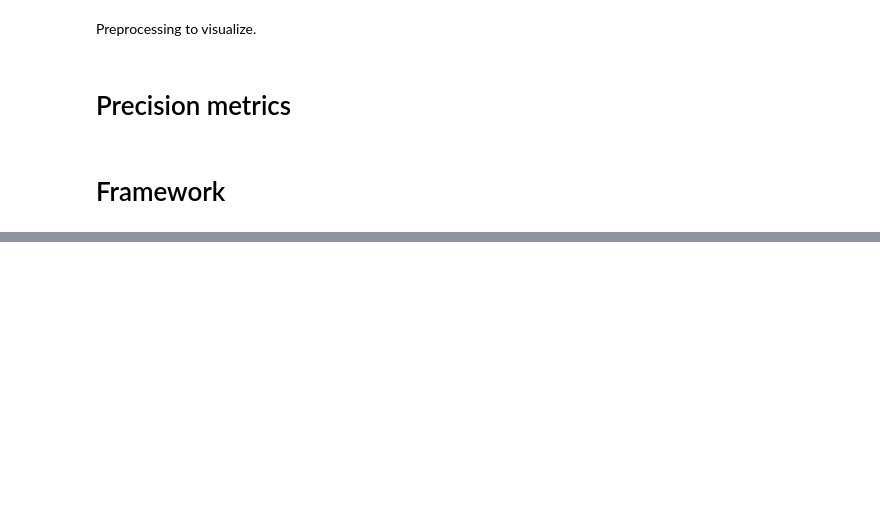
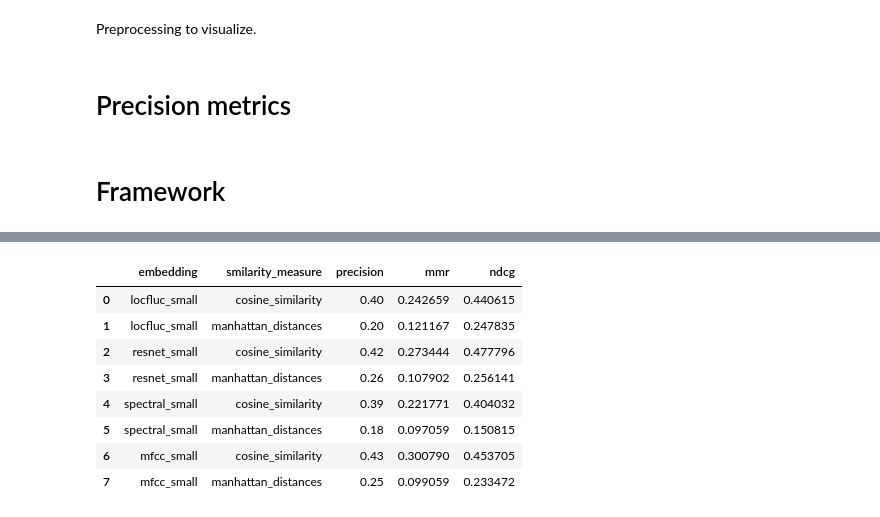
Before and after one commit to MMSR-Group-E/RecommenderSystembasedonLyrics, a Jupyter notebook: Task 2.ipynb, the cells around one changed output, grey strips where cells are left out. Drawn from its saved outputs; the diff is of its cells as text; code cells hidden in the pictures; blank space fills up the shorter version.

```diff
--- a/Task 2.ipynb
+++ b/Task 2.ipynb
@@ -335,23 +429,34 @@ def recommender_evaluation_framework(embedding_array=tf_idf_small, k=10, similar
 # %%
 embedding_arrays = {
-    "tf_idf_small": tf_idf_small
-    #"word2vec_small": word2vec_small,
-    #"bert_small": bert_small
+    "locfluc_small": locfluc_small,
+    "resnet_small": resnet_small,
+    "spectral_small": spectral_small,
+    "mfcc_small": mfcc_small
 }
 
 similarity_measures = {
     "cosine_similarity": cosine_similarity,
     "manhattan_distances": manhattan_distances,
 }
 
 result = []
 for embedding_array_name in embedding_arrays.keys():
     for similarity_measure_name in similarity_measures.keys():
         stat = [embedding_array_name, similarity_measure_name]
         stat.extend(recommender_evaluation_framework(embedding_array=embedding_arrays[embedding_array_name],
                                                      k=10,
                                                      similarity_measure=similarity_measures[similarity_measure_name],
-                                                     breakpoint=300))
+                                                     breakpoint=10))
         result.append(stat)
 result = pd.DataFrame(data=result, columns=["embedding", "smilarity_measure", "precision", "mmr", "ndcg"])
 display(result)
+# %% [output]
+|  | embedding | smilarity_measure | precision | mmr | ndcg |
+| 0 | locfluc_small | cosine_similarity | 0.40 | 0.242659 | 0.440615 |
+| 1 | locfluc_small | manhattan_distances | 0.20 | 0.121167 | 0.247835 |
+| 2 | resnet_small | cosine_similarity | 0.42 | 0.273444 | 0.477796 |
+| 3 | resnet_small | manhattan_distances | 0.26 | 0.107902 | 0.256141 |
+| 4 | spectral_small | cosine_similarity | 0.39 | 0.221771 | 0.404032 |
+| 5 | spectral_small | manhattan_distances | 0.18 | 0.097059 | 0.150815 |
+| 6 | mfcc_small | cosine_similarity | 0.43 | 0.300790 | 0.453705 |
+| 7 | mfcc_small | manhattan_distances | 0.25 | 0.099059 | 0.233472 |
```
Also changed, not shown: parts of 21 cells of this notebook.
